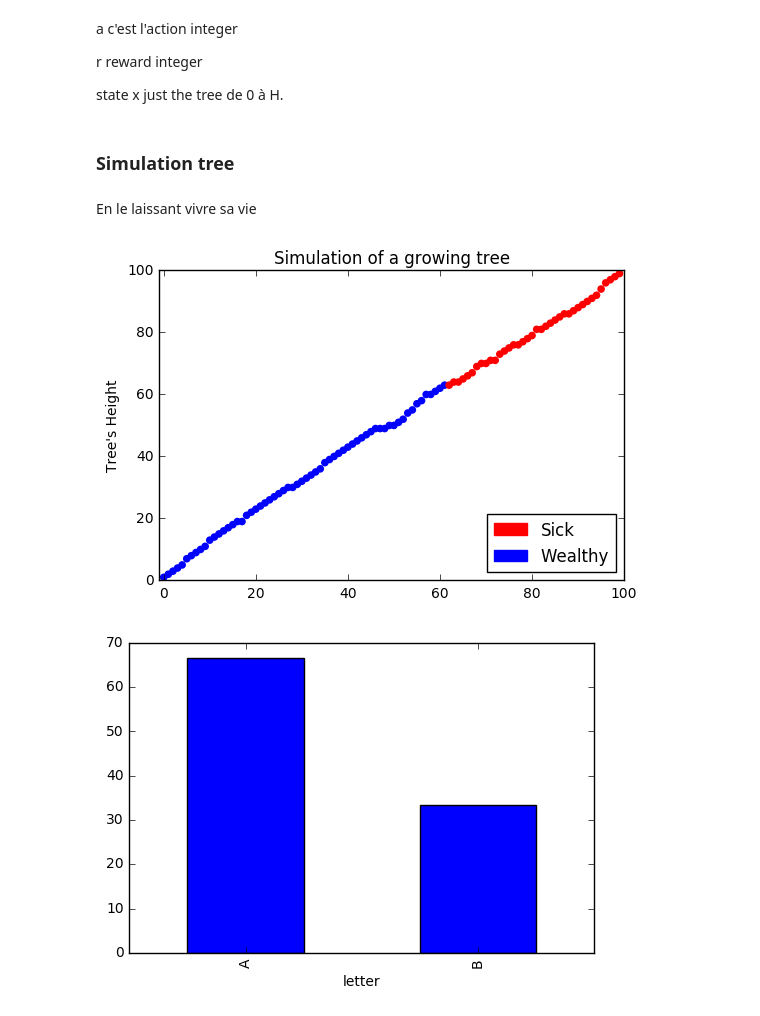
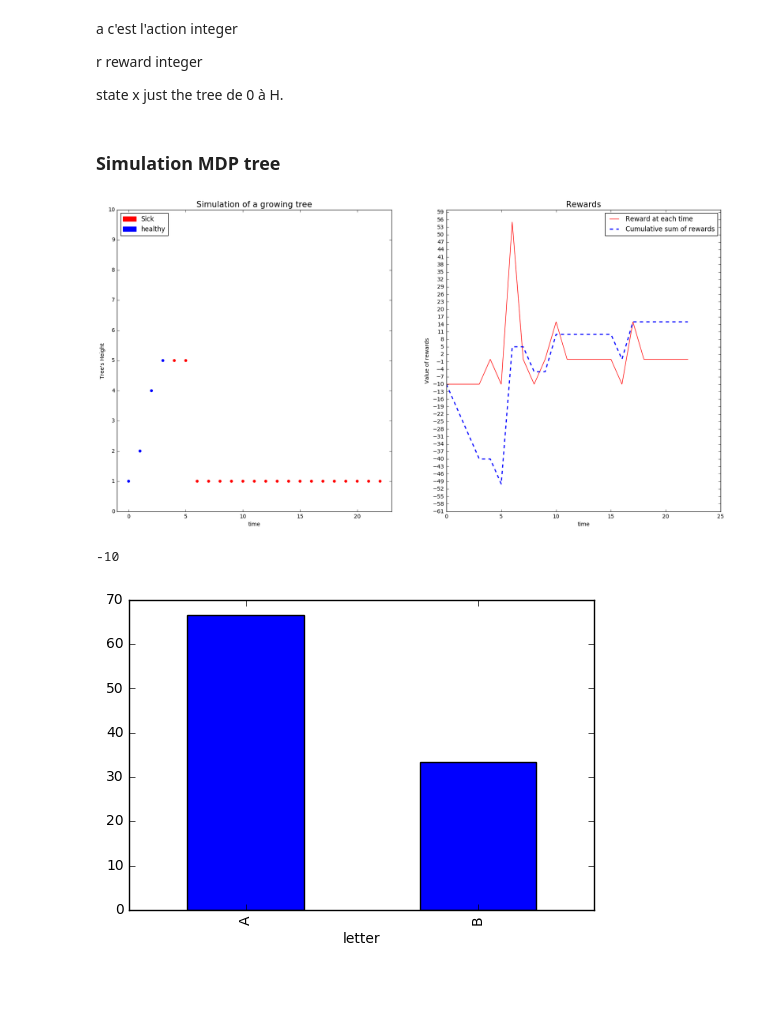
Before and after one commit to bigtdu53/tp1_reinforcment, a Jupyter notebook: tp1_reiforcment.ipynb, the cells around one changed output. Cells and saved outputs as stored; diff of their text form; code cells hidden in the pictures; blank space fills up the shorter version.

```diff
--- a/tp1_reiforcment.ipynb
+++ b/tp1_reiforcment.ipynb
@@ -92,29 +141,42 @@ class Tree:
 # %% [markdown]
-### Simulation tree
+### Simulation MDP tree
-# %% [markdown]
-En le laissant vivre sa vie
-# %%
-t=Tree(initSize=0,H=100)
-h=[]
-s=[]
-simul=100
-for i in range(simul):
-    t.tree_sim(0)
-    h.append(t.size)
-    s.append(t.state)
+# %%
+t=Tree(initSize=0,H=100)
+actions=[0,0,0,0,0,0,1,0,0,0,1,0,0,0,0,0,0,1,0,0,0,0,0]
+rewards,treeSizes,treeHealth=t.tree_MDP(actions)
 # %%
-use_colours = {"wealthy": "blue", "sick": "red"}
-plt.scatter(range(simul),h,color=[use_colours[x] for x in s])
-plt.xlim([-1,simul])
-plt.ylim([0,100])
-plt.title('Simulation of a growing tree')
-plt.ylabel('Tree\'s Height')
+use_colours = {"healthy": "blue", "sick": "red"}
+
+plt.figure(figsize=(20,10))
+
+plt.subplot(1,2,1)
+plt.scatter(range(len(actions)),treeSizes,color=[use_colours[x] for x in treeHealth])
+plt.xlim([-1,len(actions)])
+plt.ylim([0,10])
+plt.title('Simulation of a growing tree', fontsize=15)
+plt.ylabel('Tree\'s Height', fontsize=10)
+plt.xlabel('time', fontsize=10)
+plt.yticks(range(11))
 red_patch = mpatches.Patch(color='red', label='Sick')
-blue_patch = mpatches.Patch(color='blue', label='Wealthy')
-plt.legend(handles=[red_patch,blue_patch],loc=4)
+blue_patch = mpatches.Patch(color='blue', label='healthy')
+plt.legend(handles=[red_patch,blue_patch],loc=2)
+
+plt.subplot(1,2,2)
+plt.plot(rewards,'r-')
+plt.plot(np.cumsum(rewards),'b--',lw=2)
+plt.title('Rewards', fontsize=15)
+plt.ylabel('Value of rewards', fontsize=10)
+plt.xlabel('time', fontsize=10)
+plt.yticks(range(-61,61,3))
+plt.legend(['Reward at each time','Cumulative sum of rewards'])
+
 plt.show()
 # %% [output]
-[figure, old version]
+[figure, new version]
+# %%
+np.cumsum(rewards)
+# %% [output]
+-10
 # %%
 liste=['A']*2+['B']*1
 h=list()
```
Also changed, not shown: parts of 3 cells of this notebook.
